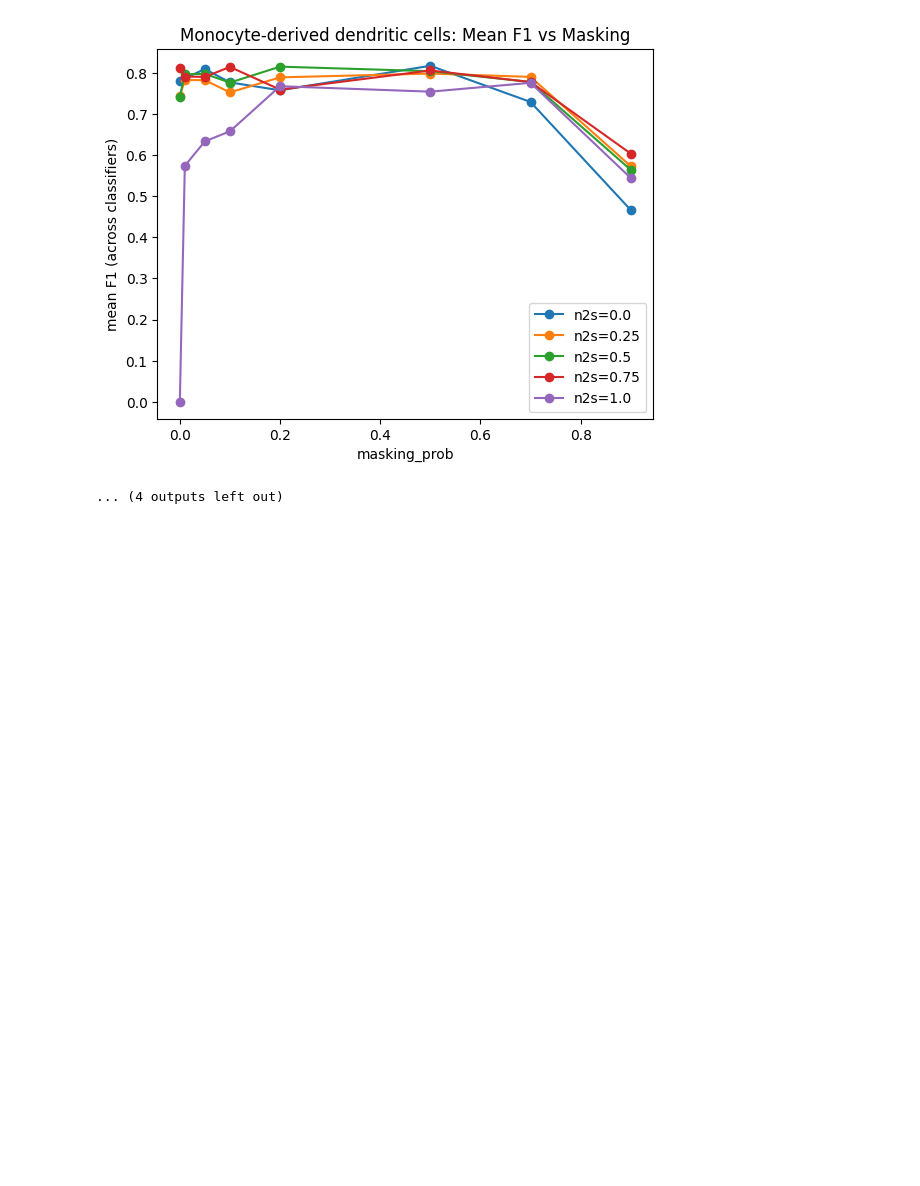
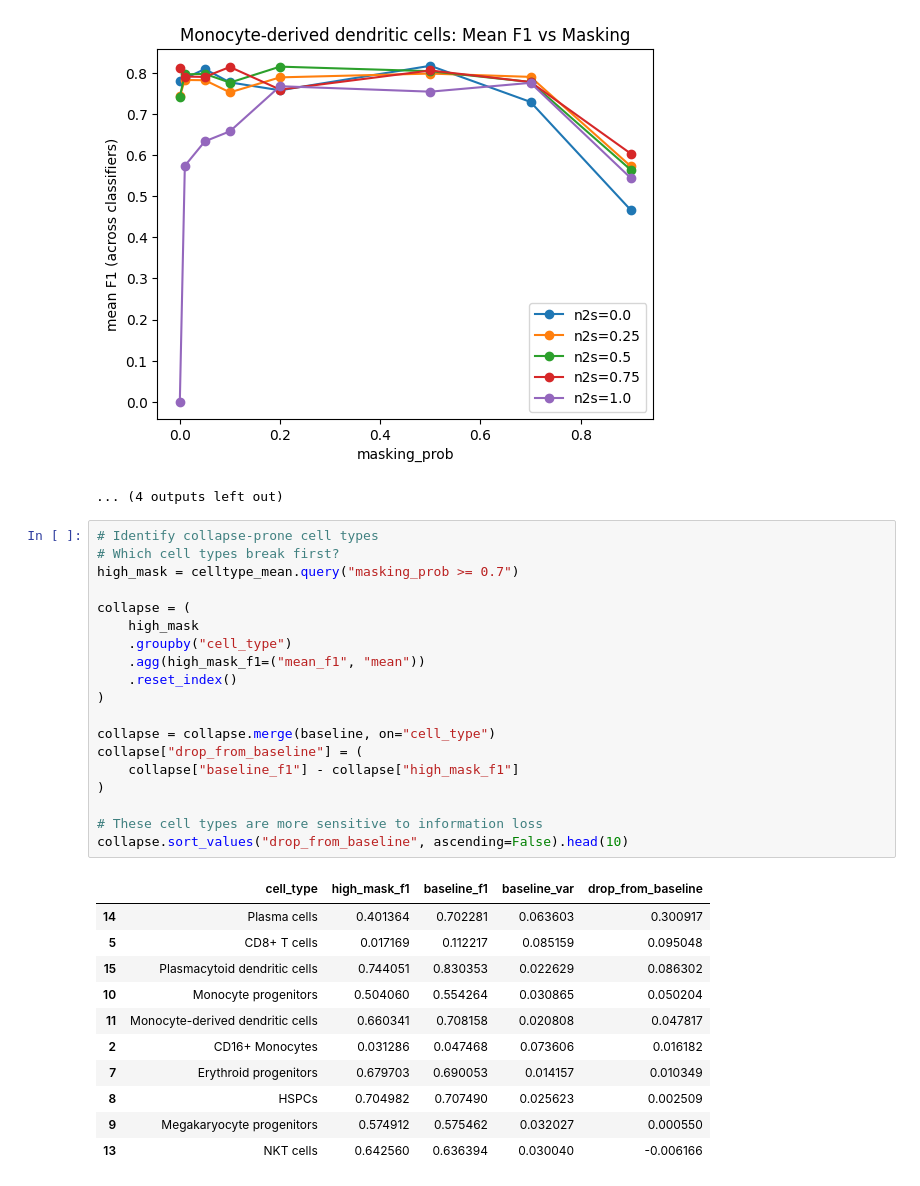
Before and after one commit to aawdeh/cellarium-ml, a Jupyter notebook: notebooks/parameter_sweep.ipynb, the cells around one changed output. Saved outputs shown, nothing was run; the diff lists cells and outputs as text; blank space fills up the shorter version.

```diff
--- a/notebooks/parameter_sweep.ipynb
+++ b/notebooks/parameter_sweep.ipynb
@@ -767,3 +766,34 @@ for cell in celltype_effect.cell_type.tolist():
 [figure]
 [figure]
 ... (4 outputs left out)
+# %%
+# Identify collapse-prone cell types
+# Which cell types break first?
+high_mask = celltype_mean.query("masking_prob >= 0.7")
+
+collapse = (
+    high_mask
+    .groupby("cell_type")
+    .agg(high_mask_f1=("mean_f1", "mean"))
+    .reset_index()
+)
+
+collapse = collapse.merge(baseline, on="cell_type")
+collapse["drop_from_baseline"] = (
+    collapse["baseline_f1"] - collapse["high_mask_f1"]
+)
+
+# These cell types are more sensitive to information loss
+collapse.sort_values("drop_from_baseline", ascending=False).head(10)
+# %% [output]
+|  | cell_type | high_mask_f1 | baseline_f1 | baseline_var | drop_from_baseline |
+| 14 | Plasma cells | 0.401364 | 0.702281 | 0.063603 | 0.300917 |
+| 5 | CD8+ T cells | 0.017169 | 0.112217 | 0.085159 | 0.095048 |
+| 15 | Plasmacytoid dendritic cells | 0.744051 | 0.830353 | 0.022629 | 0.086302 |
+| 10 | Monocyte progenitors | 0.504060 | 0.554264 | 0.030865 | 0.050204 |
+| 11 | Monocyte-derived dendritic cells | 0.660341 | 0.708158 | 0.020808 | 0.047817 |
+| 2 | CD16+ Monocytes | 0.031286 | 0.047468 | 0.073606 | 0.016182 |
+| 7 | Erythroid progenitors | 0.679703 | 0.690053 | 0.014157 | 0.010349 |
+| 8 | HSPCs | 0.704982 | 0.707490 | 0.025623 | 0.002509 |
+| 9 | Megakaryocyte progenitors | 0.574912 | 0.575462 | 0.032027 | 0.000550 |
+| 13 | NKT cells | 0.642560 | 0.636394 | 0.030040 | -0.006166 |
```
Also changed, not shown: parts of 4 cells of this notebook.
